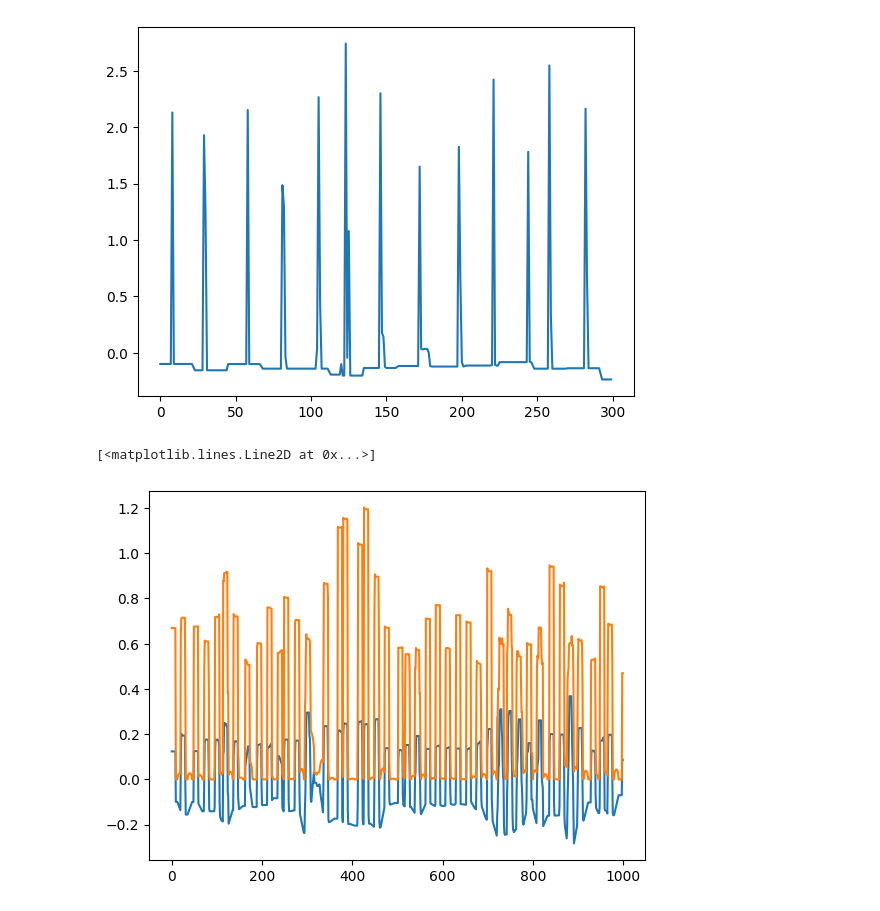
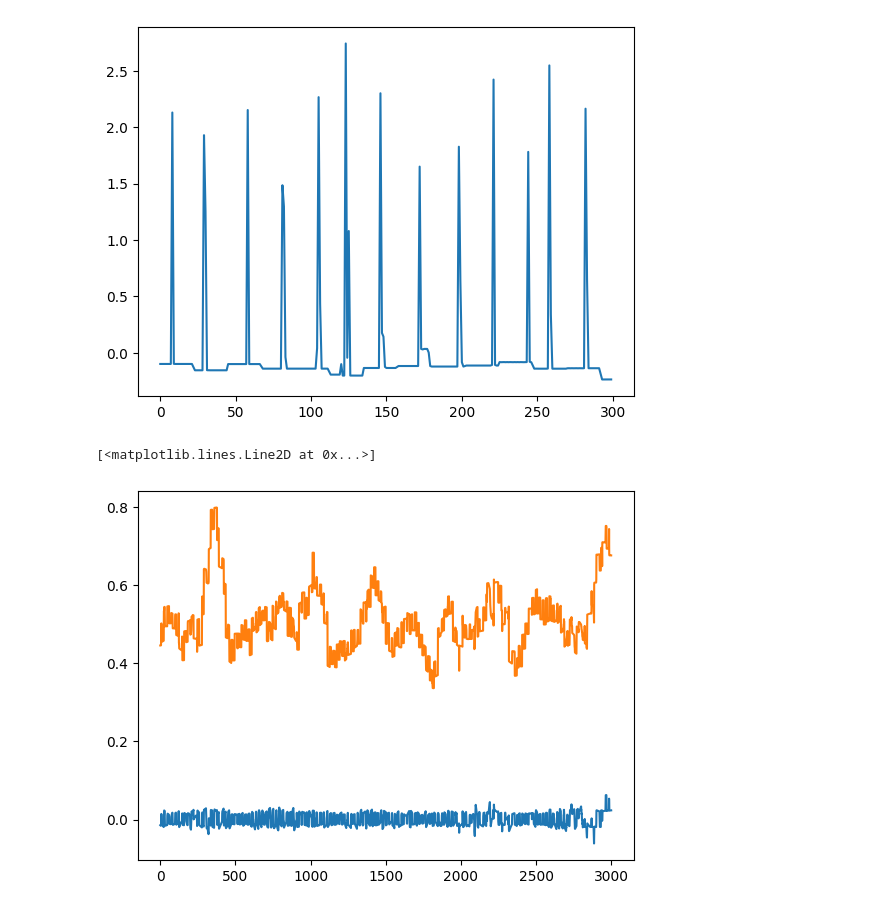
Before and after one commit to JaasperK/oracle, a Jupyter notebook: notebooks/oracle.ipynb, the cells around one changed output. Saved outputs shown, nothing was run; the diff lists cells and outputs as text; code cells hidden in the pictures.

```diff
--- a/notebooks/oracle.ipynb
+++ b/notebooks/oracle.ipynb
@@ -337,11 +337,11 @@ plt.plot(lka_ts[:300])
 [<matplotlib.lines.Line2D at 0x...>]
 [figure]
 # %%
-lka_mu, lka_sigma = sliding_mean_stddev(lka_ts, 10)
+lka_mu, lka_sigma = sliding_mean_stddev(lka_ts, 100)
 
-view_len = 1000
+view_len = 3000
 plt.plot(lka_mu[:view_len])     # in blue
 plt.plot(lka_sigma[:view_len])  # in orange
 # %% [output]
 [<matplotlib.lines.Line2D at 0x...>]
-[figure, old version]
+[figure, new version]
```
Also changed, not shown: parts of 3 cells of this notebook.
